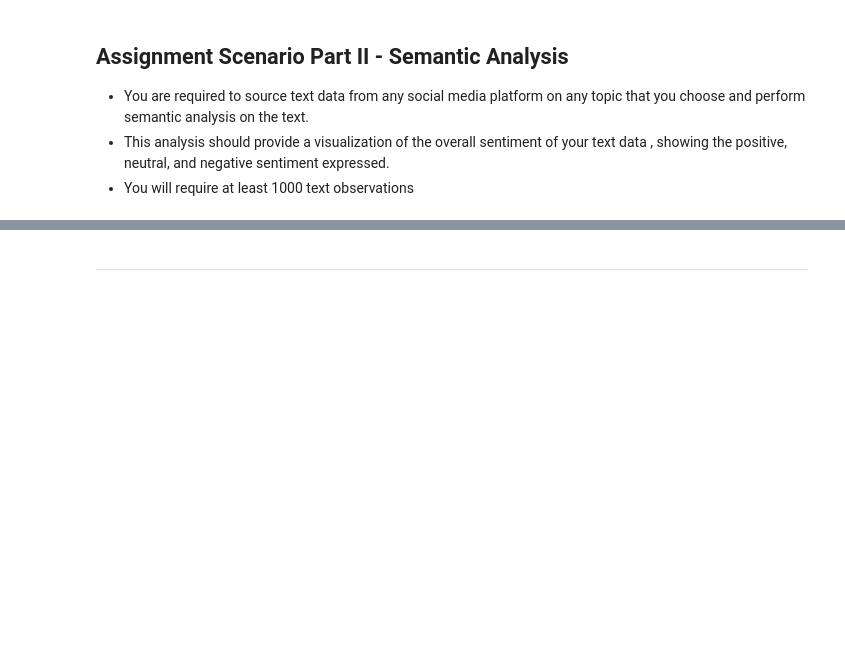
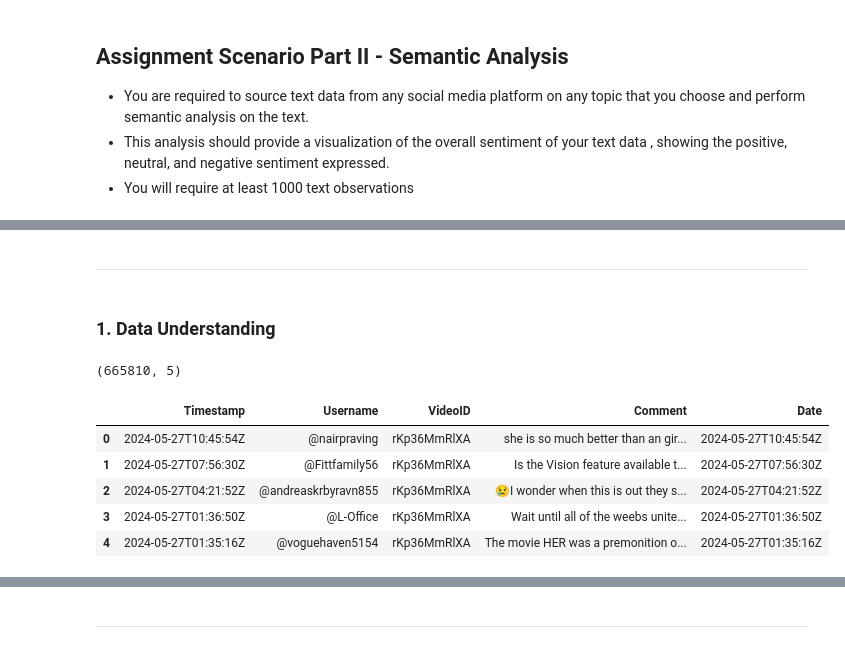
Before and after one commit to danrlei-martins-cct/ML_CA2, a Jupyter notebook: DanrleiMartins_ML_CA2.ipynb, the cells around one changed output, grey strips where cells are left out. Drawn from its saved outputs; the diff is of its cells as text; code cells hidden in the pictures; blank space fills up the shorter version.

```diff
--- a/DanrleiMartins_ML_CA2.ipynb
+++ b/DanrleiMartins_ML_CA2.ipynb
@@ -649,0 +753,22 @@ While the custom neural network model showed improvement over the baseline, its
+# %% [markdown]
+***
+# %% [markdown]
+### 1. Data Understanding
+# %%
+# Load dataset
+openai_youtube_df = pd.read_csv("openai_youtube_comments_data.csv")
+# %%
+# Check the shape (rows, columns)
+openai_youtube_df.shape
+# %% [output]
+(665810, 5)
+# %%
+# Check first observations
+openai_youtube_df.head()
+# %% [output]
+|  | Timestamp | Username | VideoID | Comment | Date |
+| 0 | 2024-05-27T10:45:54Z | @nairpraving | rKp36MmRlXA | she is so much better than an gir... | 2024-05-27T10:45:54Z |
+| 1 | 2024-05-27T07:56:30Z | @Fittfamily56 | rKp36MmRlXA | Is the Vision feature available t... | 2024-05-27T07:56:30Z |
+| 2 | 2024-05-27T04:21:52Z | @andreaskrbyravn855 | rKp36MmRlXA | 😢I wonder when this is out they s... | 2024-05-27T04:21:52Z |
+| 3 | 2024-05-27T01:36:50Z | @L-Office | rKp36MmRlXA | Wait until all of the weebs unite... | 2024-05-27T01:36:50Z |
+| 4 | 2024-05-27T01:35:16Z | @voguehaven5154 | rKp36MmRlXA | The movie HER was a premonition o... | 2024-05-27T01:35:16Z |
```
Also changed, not shown: parts of 59 cells of this notebook, 1 other file.
